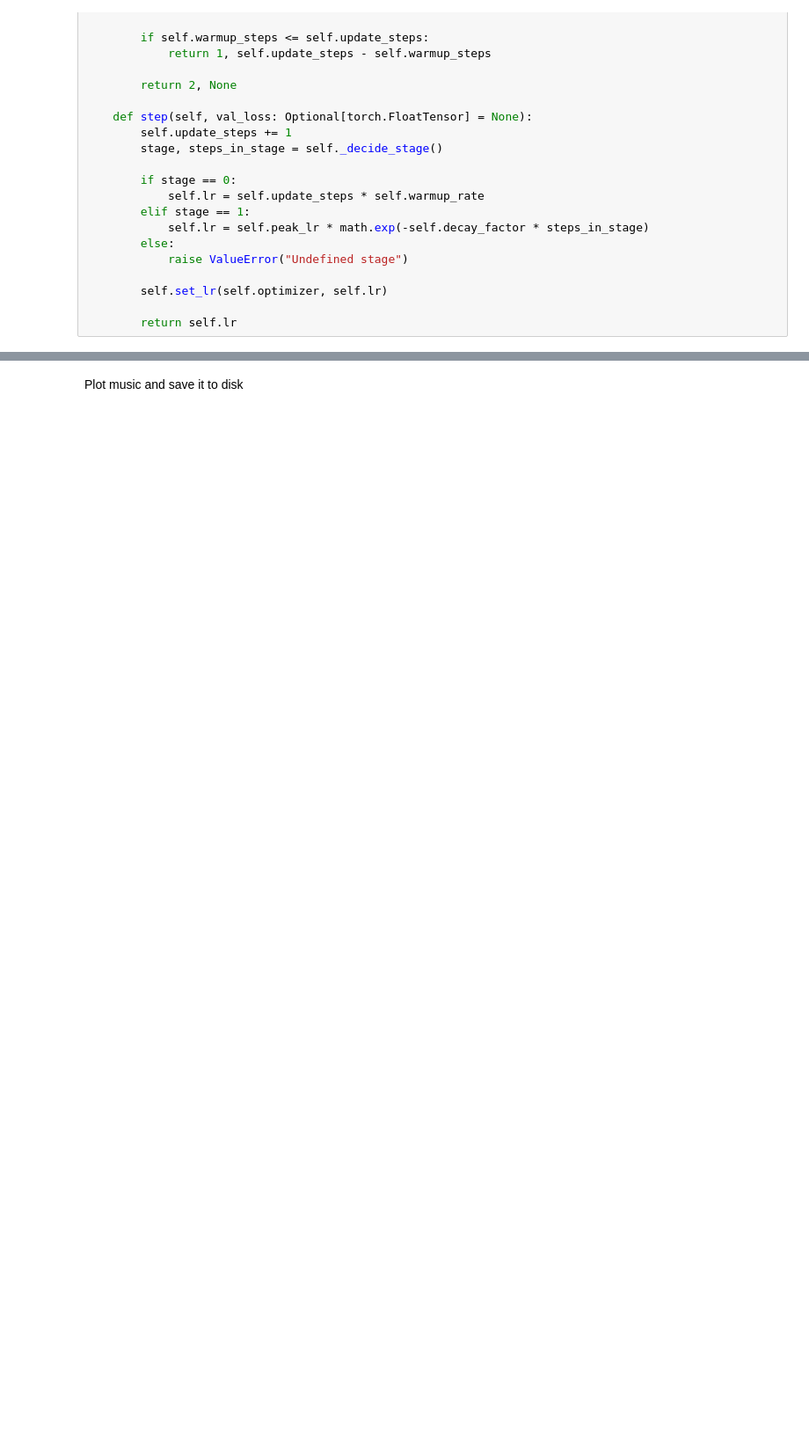
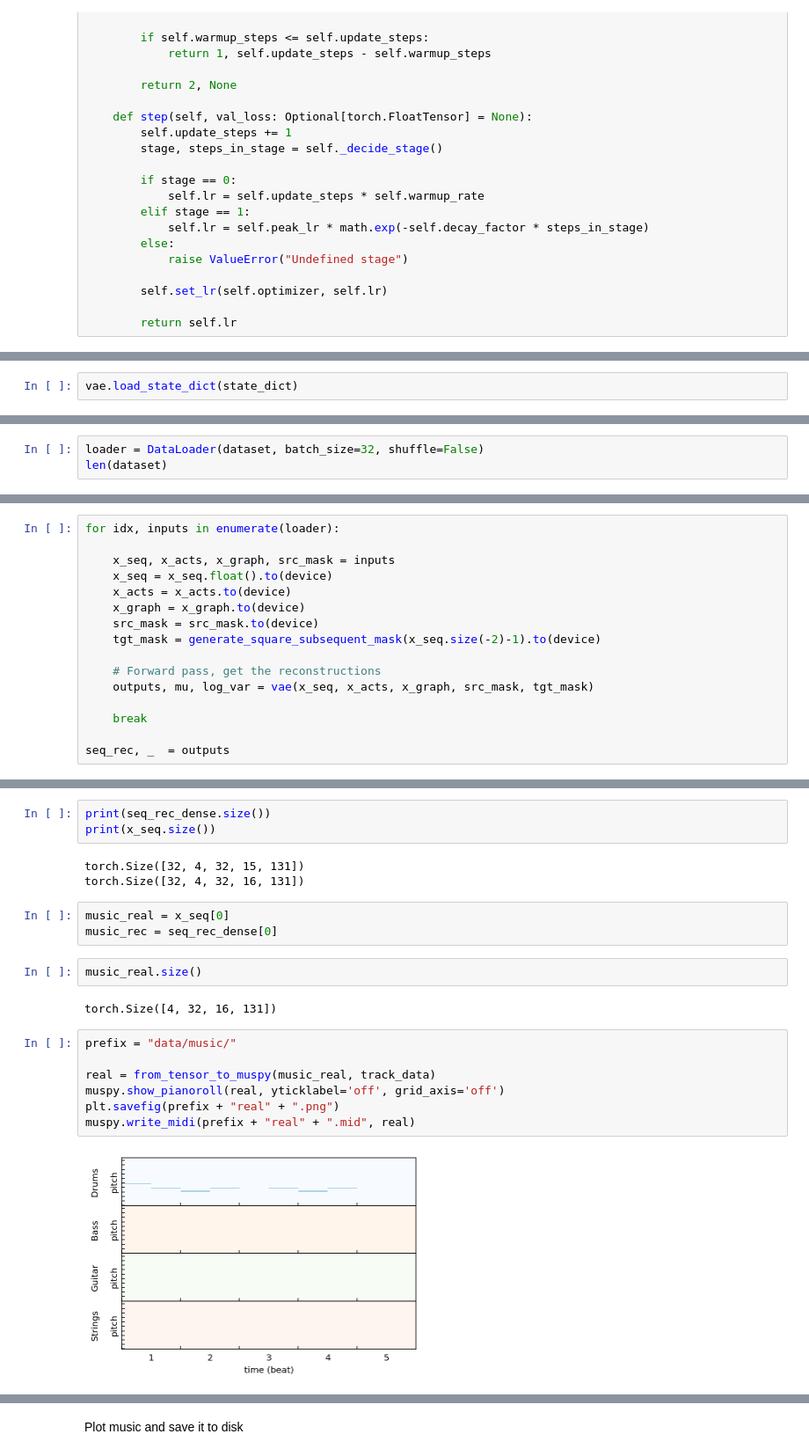
Before and after one commit to EmanueleCosenza/polyphemus, a Jupyter notebook: midi-Copy1.ipynb, the cells around one changed output, grey strips where cells are left out. Shown at 88% size. Cells and saved outputs as stored; diff of their text form; blank space fills up the shorter version.

```diff
--- a/midi-Copy1.ipynb
+++ b/midi-Copy1.ipynb
@@ -1309,0 +1394,2 @@ dataset[0][0].size()
+# %%
+vae.load_state_dict(state_dict)
@@ -1309,0 +1398,3 @@ dataset[0][0].size()
+# %%
+loader = DataLoader(dataset, batch_size=32, shuffle=False)
+len(dataset)
@@ -1309,0 +1403,16 @@ dataset[0][0].size()
+# %%
+for idx, inputs in enumerate(loader):
+
+    x_seq, x_acts, x_graph, src_mask = inputs
+    x_seq = x_seq.float().to(device)
+    x_acts = x_acts.to(device)
+    x_graph = x_graph.to(device)
+    src_mask = src_mask.to(device)
+    tgt_mask = generate_square_subsequent_mask(x_seq.size(-2)-1).to(device)
+
+    # Forward pass, get the reconstructions
+    outputs, mu, log_var = vae(x_seq, x_acts, x_graph, src_mask, tgt_mask)
+
+    break
+
+seq_rec, _  = outputs
@@ -1309,0 +1447,22 @@ dataset[0][0].size()
+# %%
+print(seq_rec_dense.size())
+print(x_seq.size())
+# %% [output]
+torch.Size([32, 4, 32, 15, 131])
+torch.Size([32, 4, 32, 16, 131])
+# %%
+music_real = x_seq[0]
+music_rec = seq_rec_dense[0]
+# %%
+music_real.size()
+# %% [output]
+torch.Size([4, 32, 16, 131])
+# %%
+prefix = "data/music/"
+
+real = from_tensor_to_muspy(music_real, track_data)
+muspy.show_pianoroll(real, yticklabel='off', grid_axis='off')
+plt.savefig(prefix + "real" + ".png")
+muspy.write_midi(prefix + "real" + ".mid", real)
+# %% [output]
+[figure, added]
```
Also changed, not shown: parts of 25 cells of this notebook, 2 other files.
